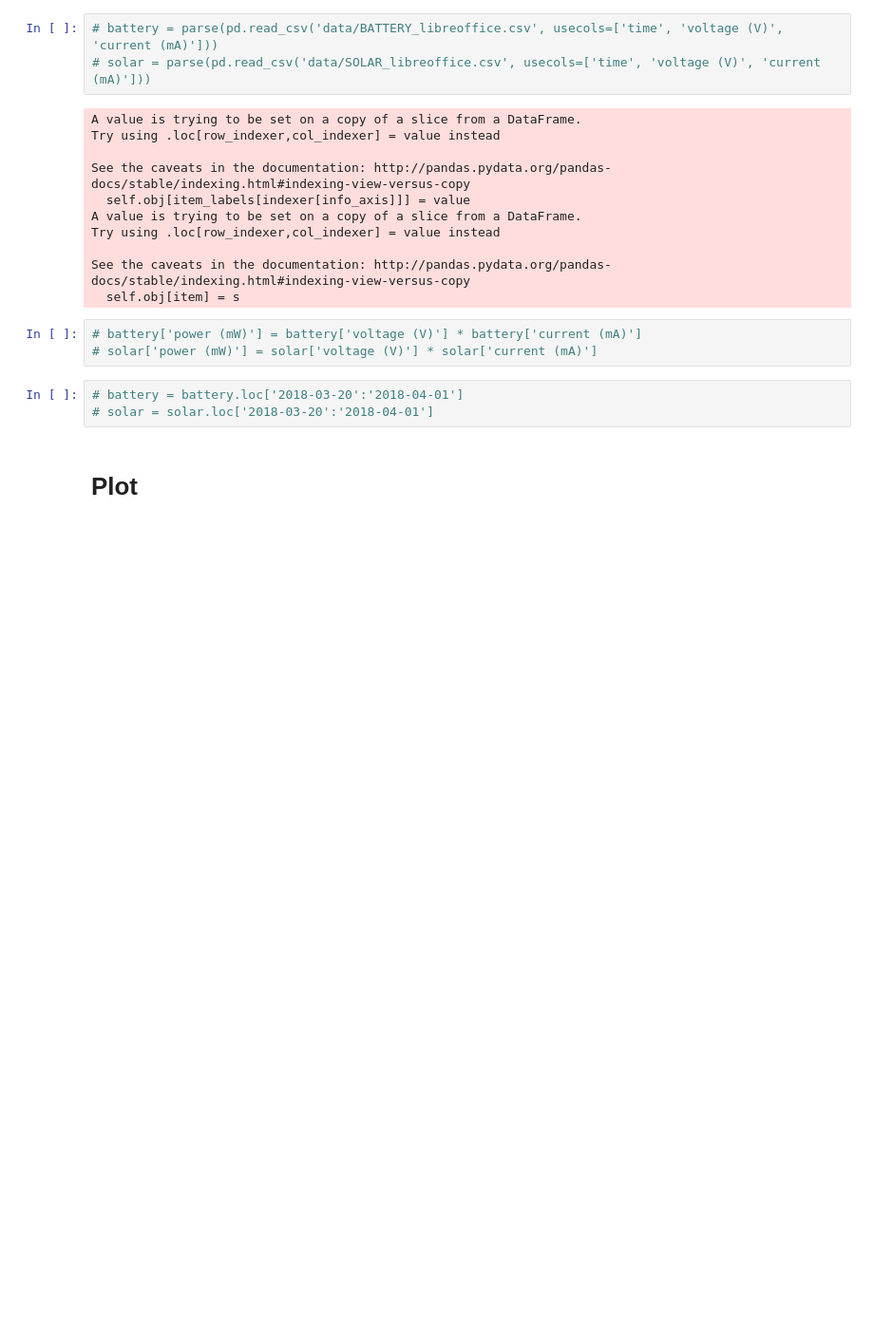
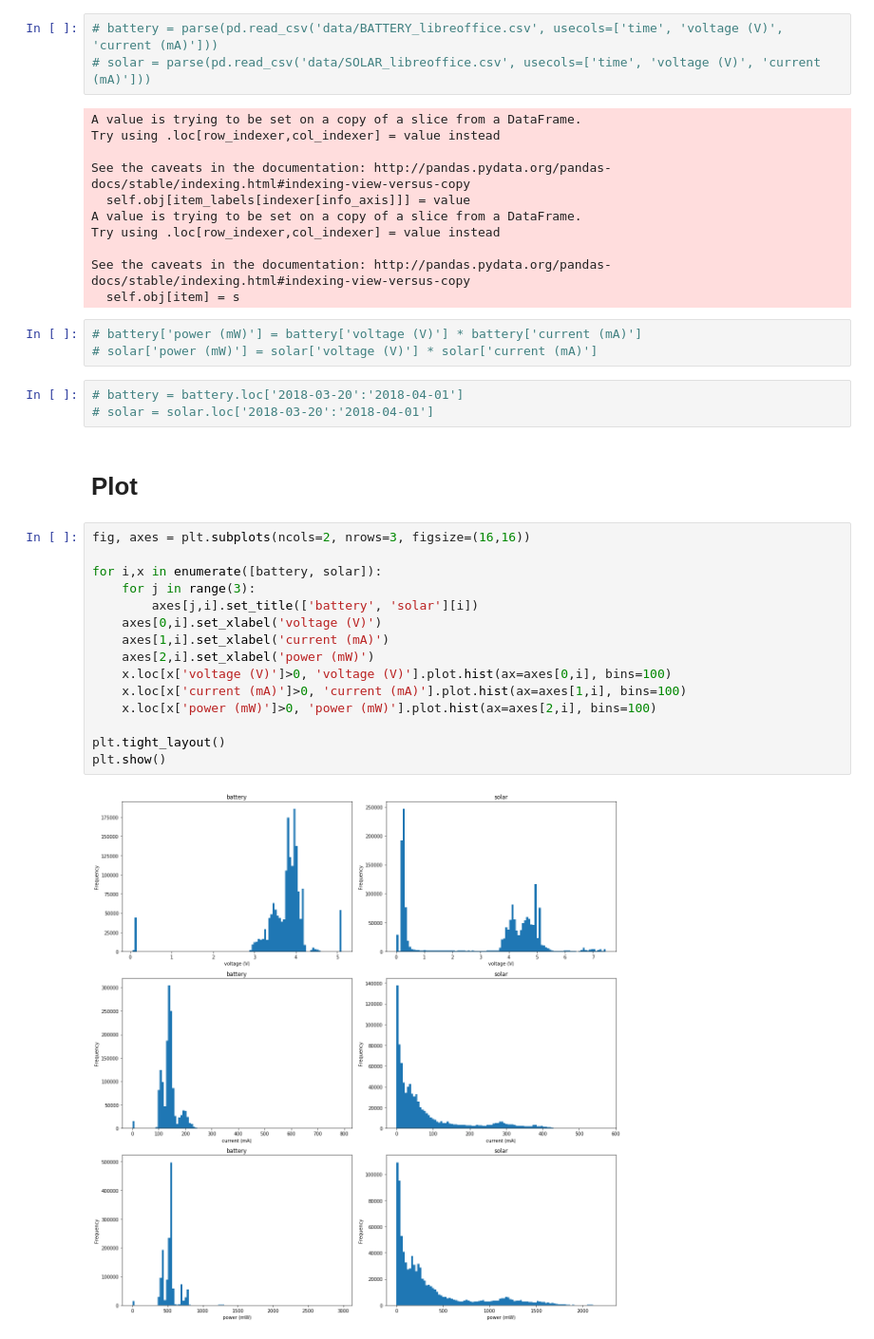
Before and after one commit to JeroenDelcour/solarpi, a Jupyter notebook: plot.ipynb, the cells around one changed output. Shown at 95% size. Drawn from its saved outputs; the diff is of its cells as text; blank space fills up the shorter version.

```diff
--- a/plot.ipynb
+++ b/plot.ipynb
@@ -55,6 +55,23 @@ See the caveats in the documentation: http://pandas.pydata.org/pandas-docs/stabl
 # solar = solar.loc['2018-03-20':'2018-04-01']
 # %% [markdown]
 # Plot
+# %%
+fig, axes = plt.subplots(ncols=2, nrows=3, figsize=(16,16))
+
+for i,x in enumerate([battery, solar]):
+    for j in range(3):
+        axes[j,i].set_title(['battery', 'solar'][i])
+    axes[0,i].set_xlabel('voltage (V)')
+    axes[1,i].set_xlabel('current (mA)')
+    axes[2,i].set_xlabel('power (mW)')
+    x.loc[x['voltage (V)']>0, 'voltage (V)'].plot.hist(ax=axes[0,i], bins=100)
+    x.loc[x['current (mA)']>0, 'current (mA)'].plot.hist(ax=axes[1,i], bins=100)
+    x.loc[x['power (mW)']>0, 'power (mW)'].plot.hist(ax=axes[2,i], bins=100)
+
+plt.tight_layout()
+plt.show()
+# %% [output]
+[figure, added]
 # %%
 fig, axes = plt.subplots(ncols=2, nrows=3, figsize=(16,16), sharex=True)
 
```
Also changed, not shown: parts of 7 cells of this notebook.
